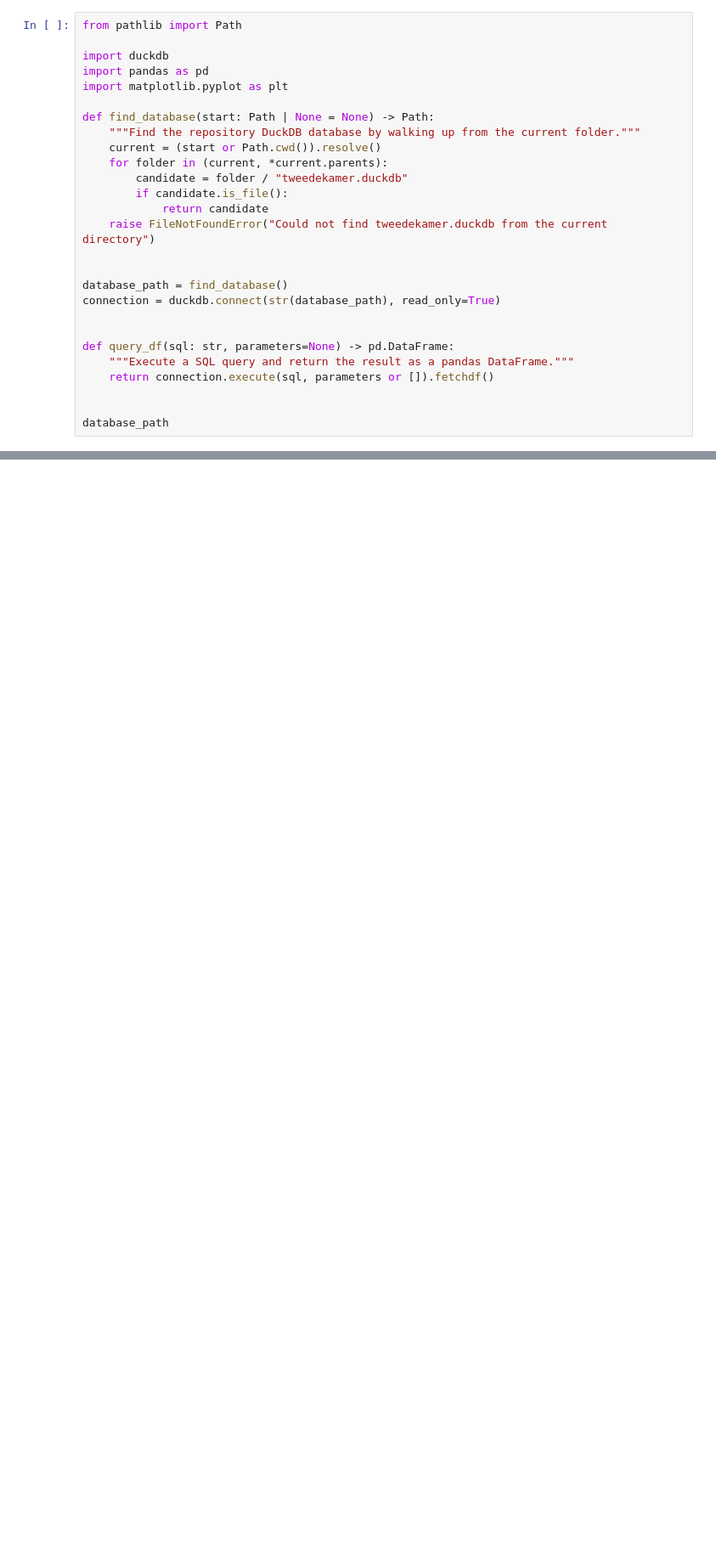
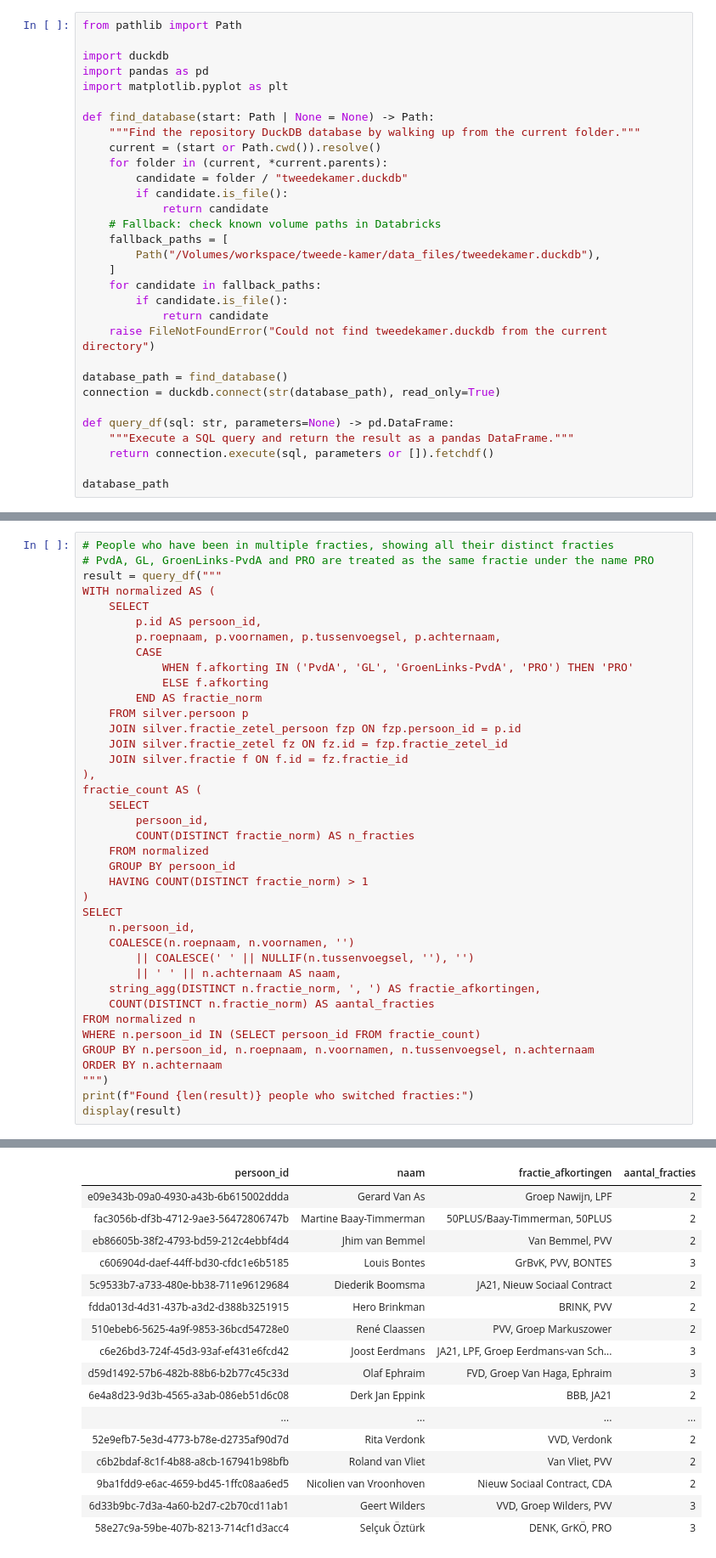
Before and after one commit to ElizeWierenga/tweedekamer-monitor, a Jupyter notebook: eda/fractiedynamiek_zetelverloop.ipynb, the cells around one changed output, grey strips where cells are left out. Shown at 85% size. Cells and saved outputs as stored; diff of their text form; blank space fills up the shorter version.

Commit message:
Zetelverloop verandering toevoegen

```diff
--- a/eda/fractiedynamiek_zetelverloop.ipynb
+++ b/eda/fractiedynamiek_zetelverloop.ipynb
@@ -20,16 +23,20 @@ def find_database(start: Path | None = None) -> Path:
         candidate = folder / "tweedekamer.duckdb"
         if candidate.is_file():
             return candidate
+    # Fallback: check known volume paths in Databricks
+    fallback_paths = [
+        Path("/Volumes/workspace/tweede-kamer/data_files/tweedekamer.duckdb"),
+    ]
+    for candidate in fallback_paths:
+        if candidate.is_file():
+            return candidate
     raise FileNotFoundError("Could not find tweedekamer.duckdb from the current directory")
-
 
 database_path = find_database()
 connection = duckdb.connect(str(database_path), read_only=True)
-
 
 def query_df(sql: str, parameters=None) -> pd.DataFrame:
     """Execute a SQL query and return the result as a pandas DataFrame."""
     return connection.execute(sql, parameters or []).fetchdf()
 
-
 database_path
@@ -45,0 +247,40 @@ Geef hier een beschrijving van het onderwerp of deelvraag die je wilt beantwoord
+# %%
+# People who have been in multiple fracties, showing all their distinct fracties
+# PvdA, GL, GroenLinks-PvdA and PRO are treated as the same fractie under the name PRO
+result = query_df("""
+WITH normalized AS (
+    SELECT
+        p.id AS persoon_id,
+        p.roepnaam, p.voornamen, p.tussenvoegsel, p.achternaam,
+        CASE
+            WHEN f.afkorting IN ('PvdA', 'GL', 'GroenLinks-PvdA', 'PRO') THEN 'PRO'
+            ELSE f.afkorting
+        END AS fractie_norm
+    FROM silver.persoon p
+    JOIN silver.fractie_zetel_persoon fzp ON fzp.persoon_id = p.id
+    JOIN silver.fractie_zetel fz ON fz.id = fzp.fractie_zetel_id
+    JOIN silver.fractie f ON f.id = fz.fractie_id
+),
+fractie_count AS (
+    SELECT
+        persoon_id,
+        COUNT(DISTINCT fractie_norm) AS n_fracties
+    FROM normalized
+    GROUP BY persoon_id
+    HAVING COUNT(DISTINCT fractie_norm) > 1
+)
+SELECT
+    n.persoon_id,
+    COALESCE(n.roepnaam, n.voornamen, '')
+        || COALESCE(' ' || NULLIF(n.tussenvoegsel, ''), '')
+        || ' ' || n.achternaam AS naam,
+    string_agg(DISTINCT n.fractie_norm, ', ') AS fractie_afkortingen,
+    COUNT(DISTINCT n.fractie_norm) AS aantal_fracties
+FROM normalized n
+WHERE n.persoon_id IN (SELECT persoon_id FROM fractie_count)
+GROUP BY n.persoon_id, n.roepnaam, n.voornamen, n.tussenvoegsel, n.achternaam
+ORDER BY n.achternaam
+""")
+print(f"Found {len(result)} people who switched fracties:")
+display(result)
+# %% [output]
@@ -45,0 +288,17 @@ Geef hier een beschrijving van het onderwerp of deelvraag die je wilt beantwoord
+| persoon_id | naam | fractie_afkortingen | aantal_fracties |
+| e09e343b-09a0-4930-a43b-6b615002ddda | Gerard Van As | Groep Nawijn, LPF | 2 |
+| fac3056b-df3b-4712-9ae3-56472806747b | Martine Baay-Timmerman | 50PLUS/Baay-Timmerman, 50PLUS | 2 |
+| eb86605b-38f2-4793-bd59-212c4ebbf4d4 | Jhim van Bemmel | Van Bemmel, PVV | 2 |
+| c606904d-daef-44ff-bd30-cfdc1e6b5185 | Louis Bontes | GrBvK, PVV, BONTES | 3 |
+| 5c9533b7-a733-480e-bb38-711e96129684 | Diederik Boomsma | JA21, Nieuw Sociaal Contract | 2 |
+| fdda013d-4d31-437b-a3d2-d388b3251915 | Hero Brinkman | BRINK, PVV | 2 |
+| 510ebeb6-5625-4a9f-9853-36bcd54728e0 | René Claassen | PVV, Groep Markuszower | 2 |
+| c6e26bd3-724f-45d3-93af-ef431e6fcd42 | Joost Eerdmans | JA21, LPF, Groep Eerdmans-van Sch... | 3 |
+| d59d1492-57b6-482b-88b6-b2b77c45c33d | Olaf Ephraim | FVD, Groep Van Haga, Ephraim | 3 |
+| 6e4a8d23-9d3b-4565-a3ab-086eb51d6c08 | Derk Jan Eppink | BBB, JA21 | 2 |
+| ... | ... | ... | ... |
+| 52e9efb7-5e3d-4773-b78e-d2735af90d7d | Rita Verdonk | VVD, Verdonk | 2 |
+| c6b2bdaf-8c1f-4b88-a8cb-167941b98bfb | Roland van Vliet | Van Vliet, PVV | 2 |
+| 9ba1fdd9-e6ac-4659-bd45-1ffc08aa6ed5 | Nicolien van Vroonhoven | Nieuw Sociaal Contract, CDA | 2 |
+| 6d33b9bc-7d3a-4a60-b2d7-c2b70cd11ab1 | Geert Wilders | VVD, Groep Wilders, PVV | 3 |
+| 58e27c9a-59be-407b-8213-714cf1d3acc4 | Selçuk Öztürk | DENK, GrKÖ, PRO | 3 |
```
Also changed, not shown: parts of 26 cells of this notebook.
